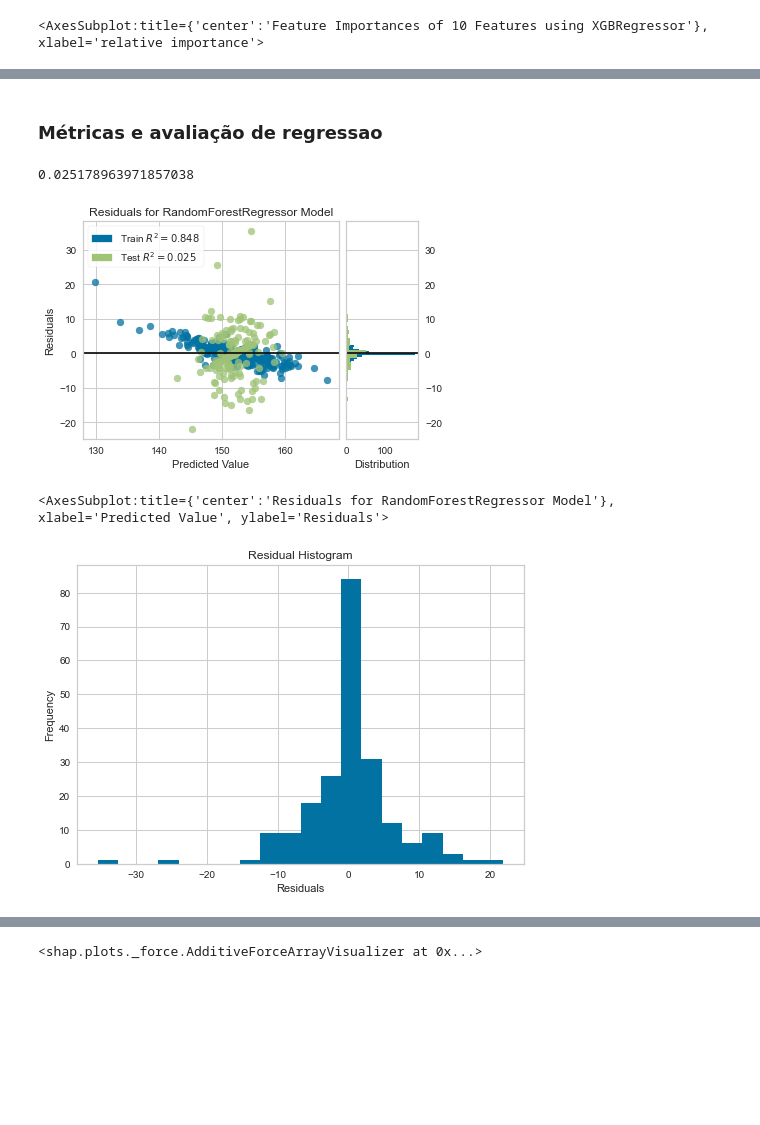
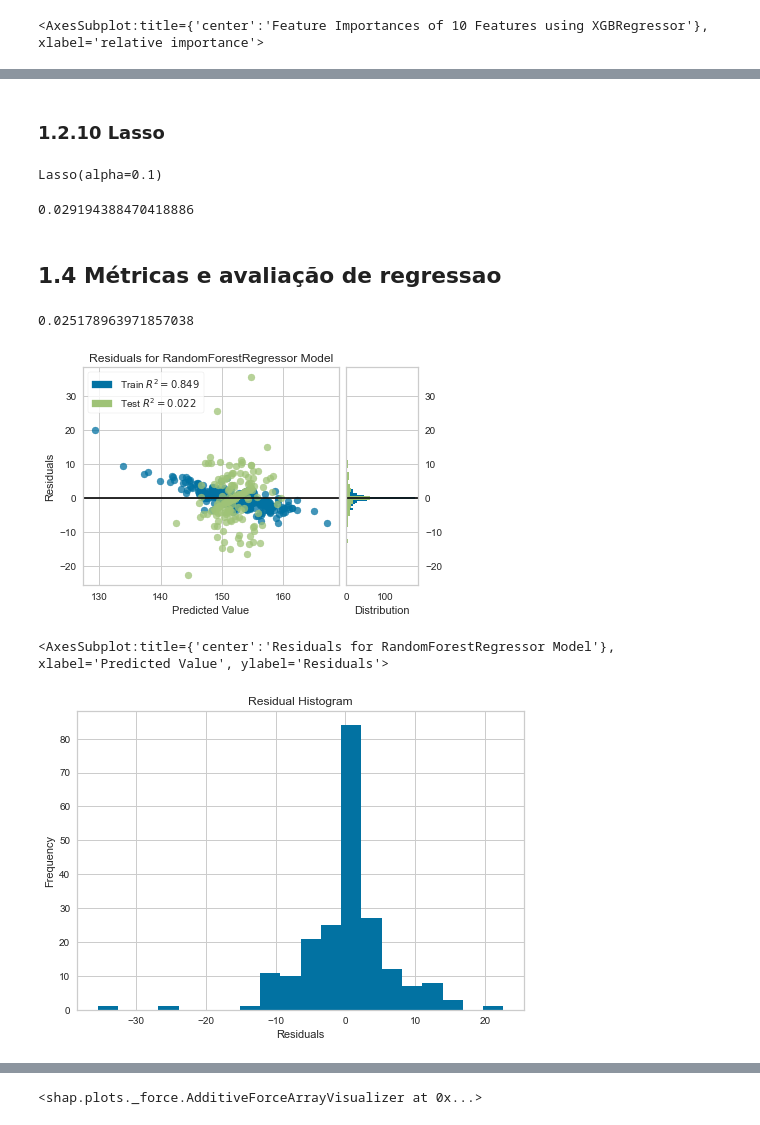
Before and after one commit to tal-rsg/3-MVP, a Jupyter notebook: mvp_machineLearning.ipynb, the cells around one changed output, grey strips where cells are left out. Saved outputs shown, nothing was run; the diff lists cells and outputs as text; code cells hidden in the pictures; blank space fills up the shorter version.

```diff
--- a/mvp_machineLearning.ipynb
+++ b/mvp_machineLearning.ipynb
@@ -403,3 +379,0 @@ array([-2.73737478e-05,  3.22661509e-05,  2.02724874e-03,  5.45288367e-01,
-# %%
-lr2 = LinearRegression()
-lr2.fit(sX_train, sy_train)
@@ -453,6 +420,6 @@ knr.score(sX_test, sy_test)
 # %%
 dtr = DecisionTreeRegressor(random_state=42)
-dtr.fit(lrX_train, lry_train)
+dtr.fit(sX_train, sy_train)
 # %% [output]
 DecisionTreeRegressor(random_state=42)
 # %%
@@ -497,0 +447,12 @@ viz.view()
+# %%
+# Arvore de decisao em regressao
+dtr3 = DecisionTreeRegressor(max_depth=3)
+dtr3.fit(sX_train, sy_train)
+viz = dtreeviz.model(
+    dtr3,
+    sX_train,
+    sy_train,
+    target_name="alvo",
+    feature_names=df_lrstravatrain.columns,
+)
+viz.view()
@@ -516,7 +483,7 @@ max_speed      0.091
 # floresta aleatória
 
 rfr = RandomForestRegressor(
-    random_state=42, n_estimators=100
+    random_state=42, n_estimators=90
 )
-rfr.fit(lrX_train, lry_train)
+rfr.fit(sX_train, sy_train)
 # %% [output]
@@ -604,5 +574,17 @@ xgb.plot_tree(xgr, ax=ax, num_trees=0)
+# %% [markdown]
+### 1.2.10 Lasso
+# %%
+# Treinar o modelo Lasso
+lasso_model = Lasso(alpha=0.1)  # Escolha do valor de alpha
+lasso_model.fit(sX_train, sy_train)
+# %% [output]
+Lasso(alpha=0.1)
+# %%
+lasso_model.score(sX_test, sy_test)
+# %% [output]
+0.029194388470418886
 # %% [markdown]
-### Métricas e avaliação de regressao
+## 1.4 Métricas e avaliação de regressao
 # %%
 rfr.score(lrX_test, lry_test)
 # %% [output]
@@ -612,22 +594,22 @@ rfr.score(lrX_test, lry_test)
 fig, ax = plt.subplots(figsize=(6,4))
 
 rpv = ResidualsPlot(rfr)
-rpv.fit(lrX_train, lry_train)
-rpv.score(lrX_test, lry_test)
+rpv.fit(sX_train, sy_train)
+rpv.score(sX_test, sy_test)
 rpv.poof()
 # %% [output]
-[figure, old version]
+[figure, new version]
 <AxesSubplot:title={'center':'Residuals for RandomForestRegressor Model'}, xlabel='Predicted Value', ylabel='Residuals'>
 # %%
 import statsmodels.stats.api as sms
-resids = lry_test - rfr.predict(lrX_test)
+resids = lry_test - rfr.predict(sX_test)
 plt.hist(resids, bins=20)
 plt.title('Residual Histogram')
 plt.xlabel('Residuals')
 plt.ylabel('Frequency')
 plt.show()
 # %% [output]
-[figure, old version]
+[figure, new version]
 # %%
 from scipy import stats
 fig, ax = plt.subplots(figsize=(6,4))
```
Also changed, not shown: parts of 59 cells of this notebook.
